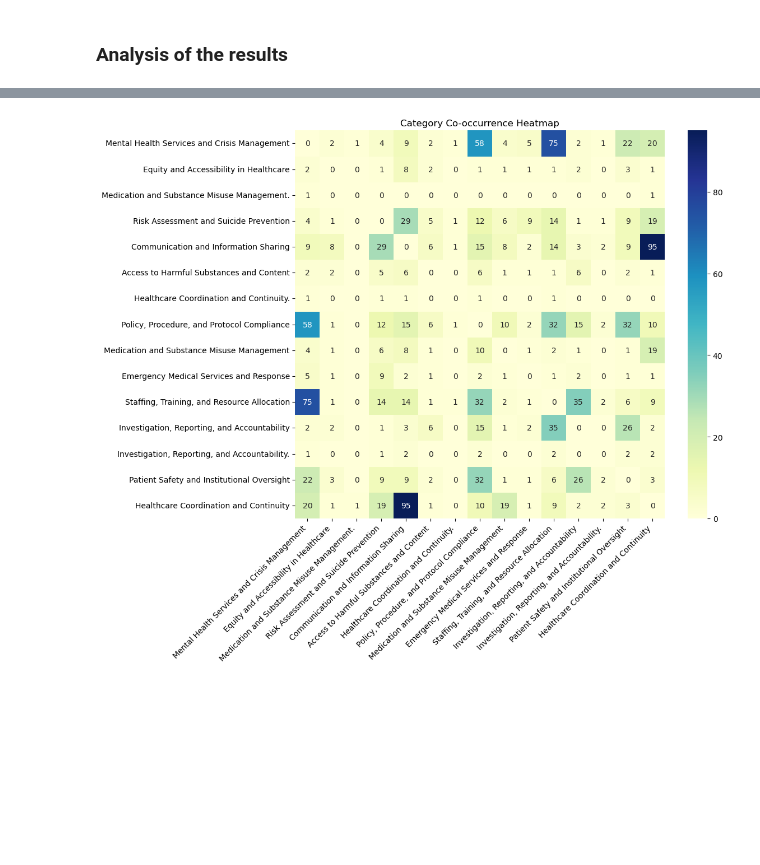
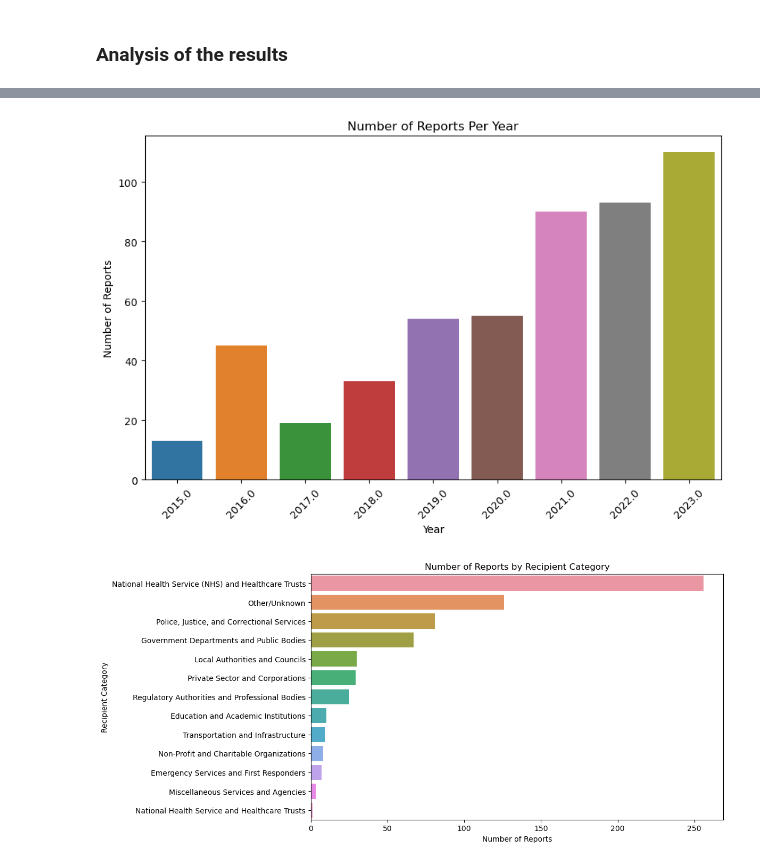
Before and after one commit to edflahavan/text-analysis, a Jupyter notebook: main-text-analysis.ipynb, the cells around one changed output, grey strips where cells are left out. Saved outputs shown, nothing was run; the diff lists cells and outputs as text; code cells hidden in the pictures; blank space fills up the shorter version.

```diff
--- a/main-text-analysis.ipynb
+++ b/main-text-analysis.ipynb
@@ -611,25 +566,44 @@ plt.show()
-# %%
-# Create a a heatmap of the co-occurrence of categories
-
-# Create a list of all unique categories
-unique_categories = list(set(itertools.chain.from_iterable(co_occurrence_count.keys())))
-
-# Create an empty co-occurrence matrix
-co_occurrence_matrix = pd.DataFrame(0, index=unique_categories, columns=unique_categories)
-
-# Populate the matrix with co-occurrence counts
-for (cat1, cat2), count in co_occurrence_count.items():
-    co_occurrence_matrix.at[cat1, cat2] = count
-    co_occurrence_matrix.at[cat2, cat1] = count  # for symmetry
-
-# Plotting the heatmap
-plt.figure(figsize=(12, 10))
-sns.heatmap(co_occurrence_matrix, annot=True, cmap="YlGnBu")
-plt.title("Category Co-occurrence Heatmap")
-# Adjusting label positions
-plt.xticks(rotation=45, ha='right', ticks=np.arange(len(unique_categories)) + 0.5, labels=unique_categories)
-plt.yticks(rotation=0, ticks=np.arange(len(unique_categories)) + 0.5, labels=unique_categories)
-plt.tight_layout()  # Adjust layout
-plt.show()
-# %% [output]
-[figure, removed]
+# %%
+# Number of reports per year
+
+# Convert date_of_report to datetime
+df['date_of_report'] = pd.to_datetime(df['date_of_report'], errors='coerce')
+
+# Extract year from the date
+df['report_year'] = df['date_of_report'].dt.year
+
+# Reports over time - the number of reports per year
+reports_over_time = df['report_year'].value_counts().sort_index()
+
+# Plot
+plt.figure(figsize=(10, 6))
+sns.barplot(x=reports_over_time.index, y=reports_over_time.values)
+plt.title('Number of Reports Per Year')
+plt.xlabel('Year')
+plt.ylabel('Number of Reports')
+plt.xticks(rotation=45)
+plt.show()
+# %% [output]
+[figure, added]
+# %%
+# Recipients of reports - the number of reports split by the recipient category
+# Note: Some reports may go to more than one recipient
+
+# Splitting the recipient category where there are multiple recipients
+recipient_split = df['recipient_category'].str.split(';', expand=True)
+
+# Reshaping the data
+recipient_reshaped = recipient_split.stack().reset_index(level=1, drop=True).str.strip()
+
+# Counting the frequency of each category
+recipient_count = recipient_reshaped.value_counts()
+
+# Plot
+plt.figure(figsize=(10, 6))
+sns.barplot(y=recipient_count.index, x=recipient_count.values, orient='h')
+plt.title('Number of Reports by Recipient Category')
+plt.xlabel('Number of Reports')
+plt.ylabel('Recipient Category')
+plt.show()
+# %% [output]
+[figure, added]
```
Also changed, not shown: parts of 7 cells of this notebook, 2 other files.
